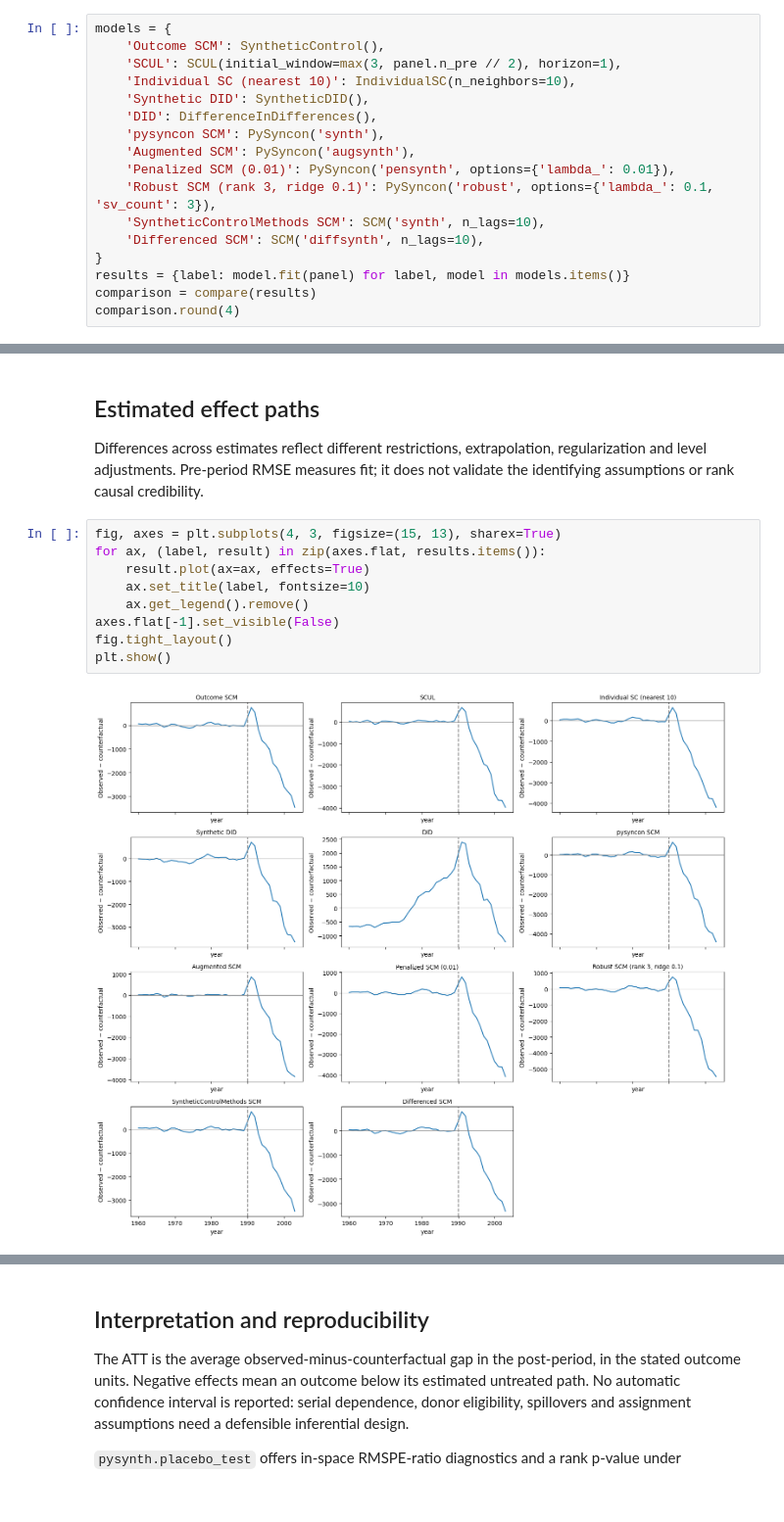
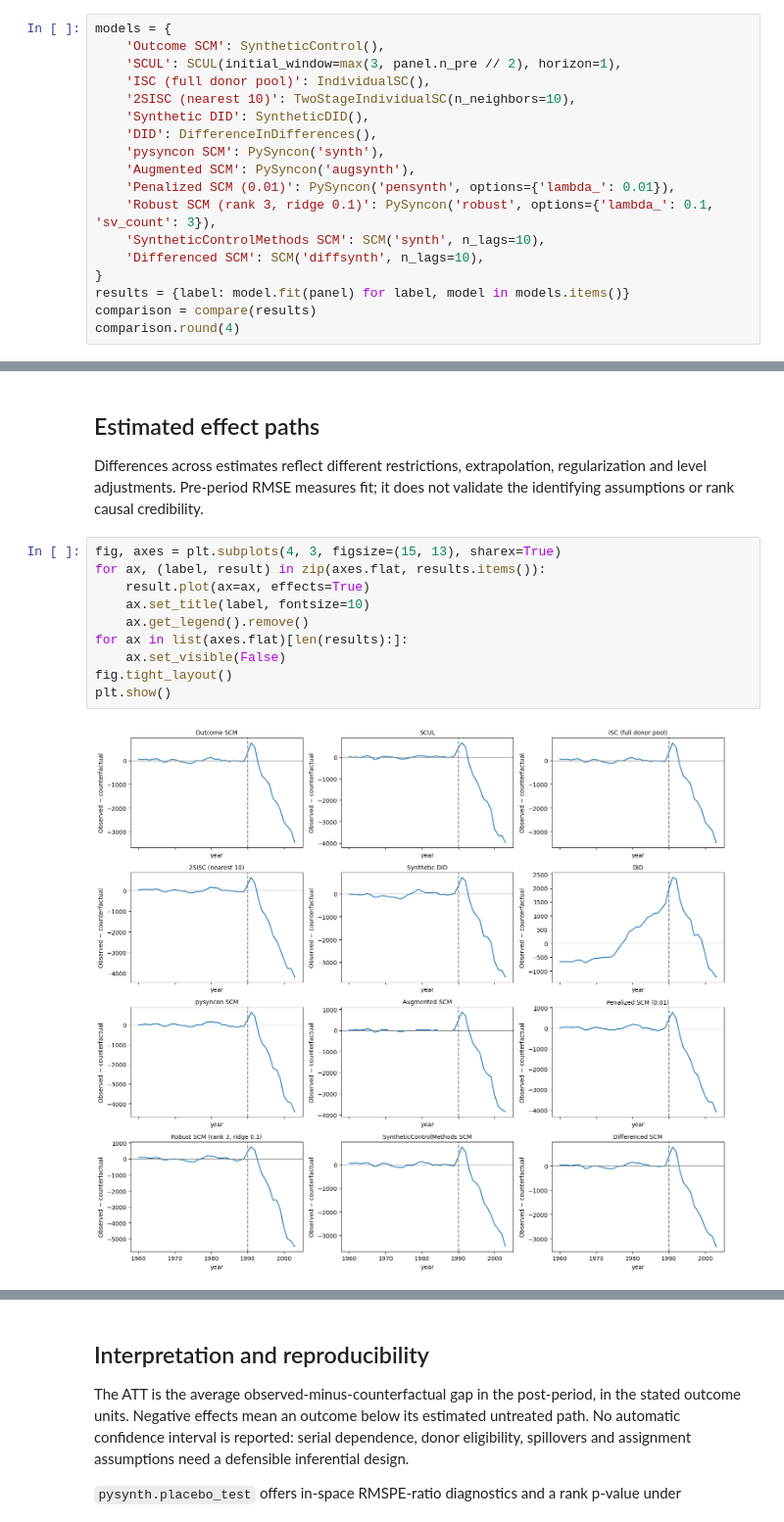
Before and after one commit to crahal/pysynthcon, a Jupyter notebook: empirical_examples/germany.ipynb, the cells around one changed output, grey strips where cells are left out. Shown at 98% size. Cells and saved outputs as stored; diff of their text form.

```diff
--- a/empirical_examples/germany.ipynb
+++ b/empirical_examples/germany.ipynb
@@ -86,7 +86,8 @@ Upstream convergence warnings remain visible. No method is silently dropped if f
 models = {
     'Outcome SCM': SyntheticControl(),
     'SCUL': SCUL(initial_window=max(3, panel.n_pre // 2), horizon=1),
-    'Individual SC (nearest 10)': IndividualSC(n_neighbors=10),
+    'ISC (full donor pool)': IndividualSC(),
+    '2SISC (nearest 10)': TwoStageIndividualSC(n_neighbors=10),
     'Synthetic DID': SyntheticDID(),
     'DID': DifferenceInDifferences(),
     'pysyncon SCM': PySyncon('synth'),
@@ -180,14 +182,15 @@ Differences across estimates reflect different restrictions, extrapolation, regu
 # %%
 fig, axes = plt.subplots(4, 3, figsize=(15, 13), sharex=True)
 for ax, (label, result) in zip(axes.flat, results.items()):
     result.plot(ax=ax, effects=True)
     ax.set_title(label, fontsize=10)
     ax.get_legend().remove()
-axes.flat[-1].set_visible(False)
+for ax in list(axes.flat)[len(results):]:
+    ax.set_visible(False)
 fig.tight_layout()
 plt.show()
 # %% [output]
-[figure, old version]
+[figure, new version]
 # %%
 weights = pd.concat({label: fit.weights for label, fit in results.items()}, axis=1)
 weights.loc[weights.abs().max(axis=1).sort_values(ascending=False).index].head(15).round(4)
```
Also changed, not shown: parts of 4 cells of this notebook, 11 other files.
